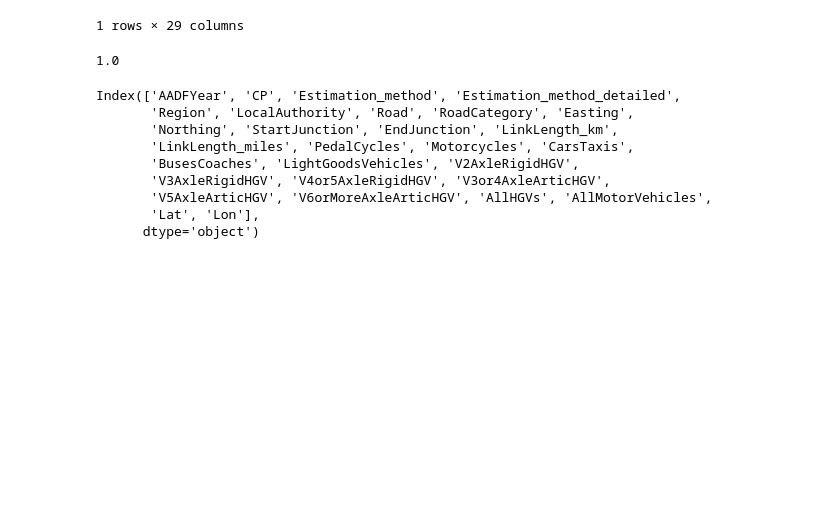
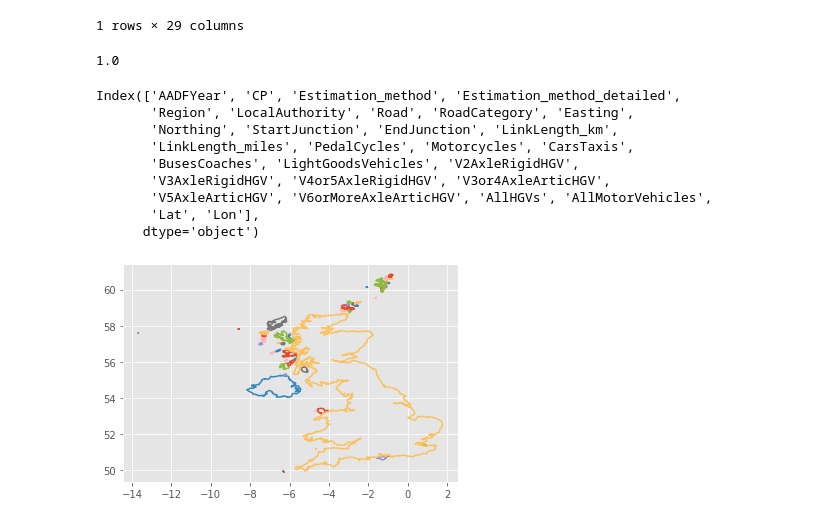
Before and after one commit to ExterminatingTheCode/ukAccidentAnalysis, a Jupyter notebook: FirstExplore.ipynb, the cells around one changed output. Cells and saved outputs as stored; diff of their text form; code cells hidden in the pictures; blank space fills up the shorter version.

```diff
--- a/FirstExplore.ipynb
+++ b/FirstExplore.ipynb
@@ -771,3 +782,15 @@ Index(['AADFYear', 'CP', 'Estimation_method', 'Estimation_method_detailed',
        'V5AxleArticHGV', 'V6orMoreAxleArticHGV', 'AllHGVs', 'AllMotorVehicles',
        'Lat', 'Lon'],
       dtype='object')
+# %%
+import json
+import numpy as np
+from matplotlib import pyplot as plt
+
+data = json.load(open("custom.geo.json"))
+shapes = [x[0] for x in data["features"][0]["geometry"]["coordinates"]]
+for shape in shapes:
+    plt.plot( *np.array( shape ).T )
+# plt.show() #only necessary in a .py file
+# %% [output]
+[figure, added]
```
Also changed, not shown: parts of 10 cells of this notebook, 3 other files.
